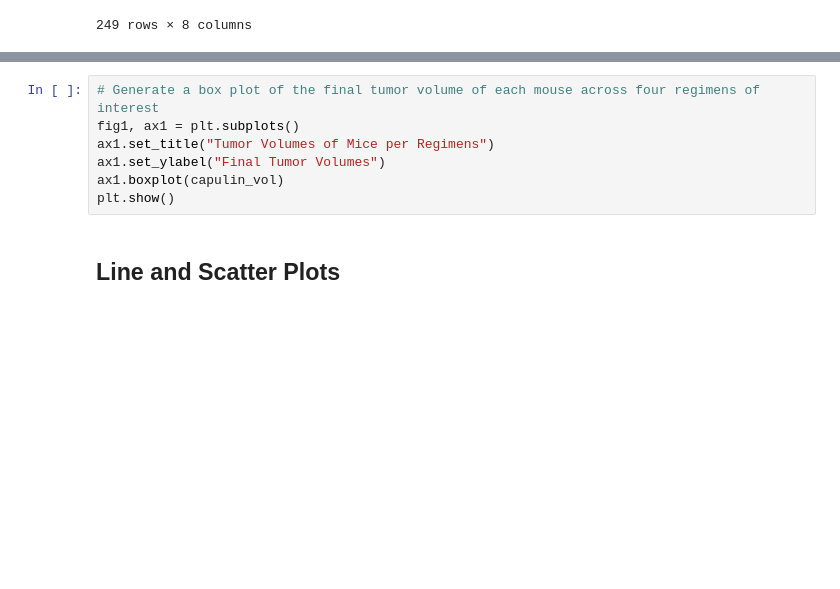
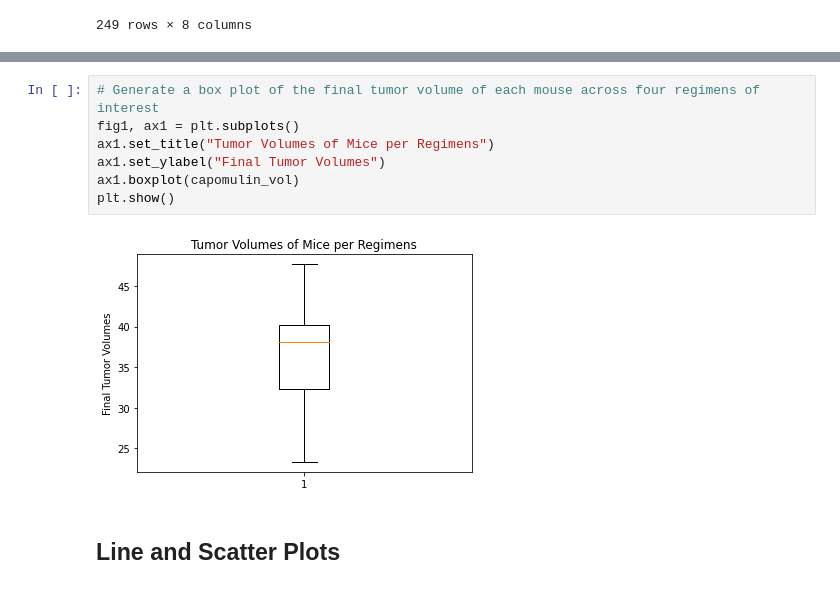
Before and after one commit to jessches5/Matplotlib-Homework, a Jupyter notebook: Pymaceuticals/pymaceuticals_starter.ipynb, the cells around one changed output, grey strips where cells are left out. Drawn from its saved outputs; the diff is of its cells as text; blank space fills up the shorter version.

```diff
--- a/Pymaceuticals/pymaceuticals_starter.ipynb
+++ b/Pymaceuticals/pymaceuticals_starter.ipynb
@@ -369,10 +383,12 @@ The median for Ceftamin Tumor Volume (mm3) is 59.85195552.
 # %%
 # Generate a box plot of the final tumor volume of each mouse across four regimens of interest
 fig1, ax1 = plt.subplots()
 ax1.set_title("Tumor Volumes of Mice per Regimens")
 ax1.set_ylabel("Final Tumor Volumes")
-ax1.boxplot(capulin_vol)
+ax1.boxplot(capomulin_vol)
 plt.show()
+# %% [output]
+[figure, added]
 # %% [markdown]
 ## Line and Scatter Plots
 # %%
```
Also changed, not shown: parts of 1 cell of this notebook.
